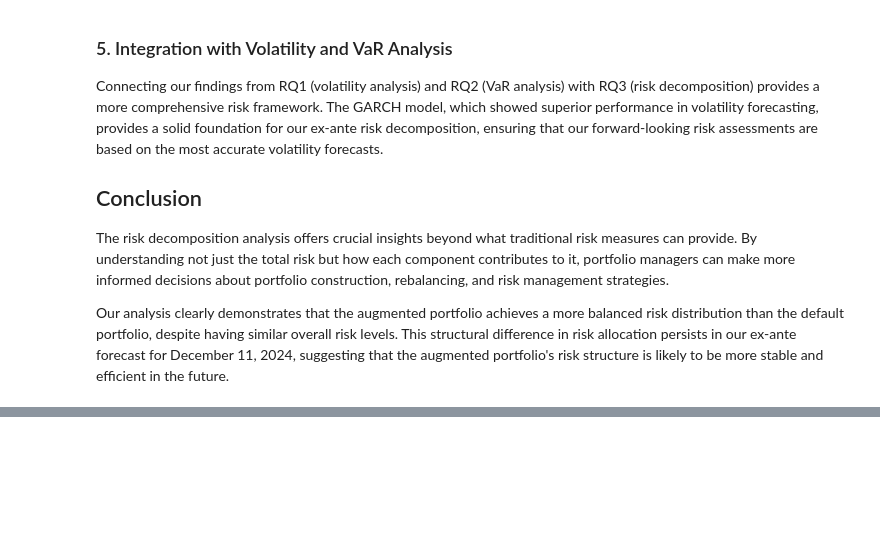
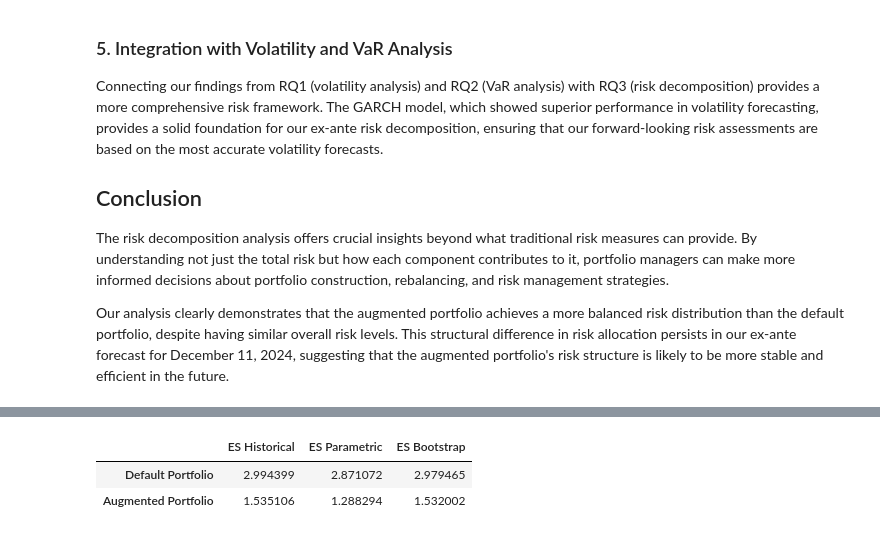
Before and after one commit to thomasmazouzi/Risk, a Jupyter notebook: Project/risk_project.ipynb, the cells around one changed output, grey strips where cells are left out. Saved outputs shown, nothing was run; the diff lists cells and outputs as text; code cells hidden in the pictures; blank space fills up the shorter version.

```diff
--- a/Project/risk_project.ipynb
+++ b/Project/risk_project.ipynb
@@ -2036,0 +2066,86 @@ Our analysis clearly demonstrates that the augmented portfolio achieves a more b
+# %%
+# Implement Expected Shortfall (ES) calculation
+from scipy import stats
+import pandas as pd
+import numpy as np
+
+def calculate_expected_shortfall(returns, confidence_level=0.95, method='historical'):
+    """
+    Calculate Expected Shortfall (ES) / Conditional Value-at-Risk (CVaR)
+
+    Args:
+        returns: Series or array of returns
+        confidence_level: Confidence level (default: 0.95)
+        method: 'historical', 'parametric', or 'bootstrap'
+
+    Returns:
+        Expected Shortfall value
+    """
+    if method == 'historical':
+        # Historical simulation approach
+        var = np.percentile(returns, 100*(1-confidence_level))
+        es = returns[returns <= var].mean()
+        return -es  # Convert to positive value
+
+    elif method == 'parametric':
+        # Parametric approach (assuming normal distribution)
+        mean = np.mean(returns)
+        std = np.std(returns)
+        var = mean + stats.norm.ppf(1-confidence_level) * std
+
+        # Calculate ES using the analytical formula for normal distribution
+        es = mean - std * stats.norm.pdf(stats.norm.ppf(1-confidence_level)) / (1-confidence_level)
+        return -es  # Convert to positive value
+
+    elif method == 'bootstrap':
+        # Bootstrap approach
+        n_bootstrap = 10000
+        bootstrap_es = []
+
+        for _ in range(n_bootstrap):
+            # Resample with replacement
+            bootstrap_sample = np.random.choice(returns, size=len(returns), replace=True)
+            var = np.percentile(bootstrap_sample, 100*(1-confidence_level))
+            es = bootstrap_sample[bootstrap_sample <= var].mean()
+            bootstrap_es.append(-es)  # Convert to positive value
+
+        # Return median of bootstrap estimates
+        return np.median(bootstrap_es)
+
+    else:
+        raise ValueError(f"Unknown method: {method}")
+
+# Calculate ES for both portfolios using different methods
+confidence_levels = [0.95, 0.975, 0.99]
+methods = ['historical', 'parametric', 'bootstrap']
+
+# Create nested dictionaries to store ES results for different confidence levels
+es_results = {cl: pd.DataFrame(index=['Default Portfolio', 'Augmented Portfolio'],
+                              columns=[f'ES {method.capitalize()}' for method in methods])
+             for cl in confidence_levels}
+
+for cl in confidence_levels:
+    for method in methods:
+        # Calculate ES for Default Portfolio
+        es_default = calculate_expected_shortfall(
+            df_portfolio['Default Portfolio Log Return'],
+            confidence_level=cl,
+            method=method
+        )
+
+        # Calculate ES for Augmented Portfolio
+        es_augmented = calculate_expected_shortfall(
+            df_portfolio['Augmented Portfolio Log Return'],
+            confidence_level=cl,
+            method=method
+        )
+
+        # Store results (in percentage)
+        es_results[cl].loc['Default Portfolio', f'ES {method.capitalize()}'] = es_default * 100
+        es_results[cl].loc['Augmented Portfolio', f'ES {method.capitalize()}'] = es_augmented * 100
+
+# Display ES results
+for cl in confidence_levels:
+    print(f"\n{cl*100:.1f}% Expected Shortfall results (daily, in percent):")
+    display(es_results[cl])
+# %% [output]
@@ -2036,0 +2153,3 @@ Our analysis clearly demonstrates that the augmented portfolio achieves a more b
+|  | ES Historical | ES Parametric | ES Bootstrap |
+| Default Portfolio | 2.994399 | 2.871072 | 2.979465 |
+| Augmented Portfolio | 1.535106 | 1.288294 | 1.532002 |
```
Also changed, not shown: parts of 13 cells of this notebook.
